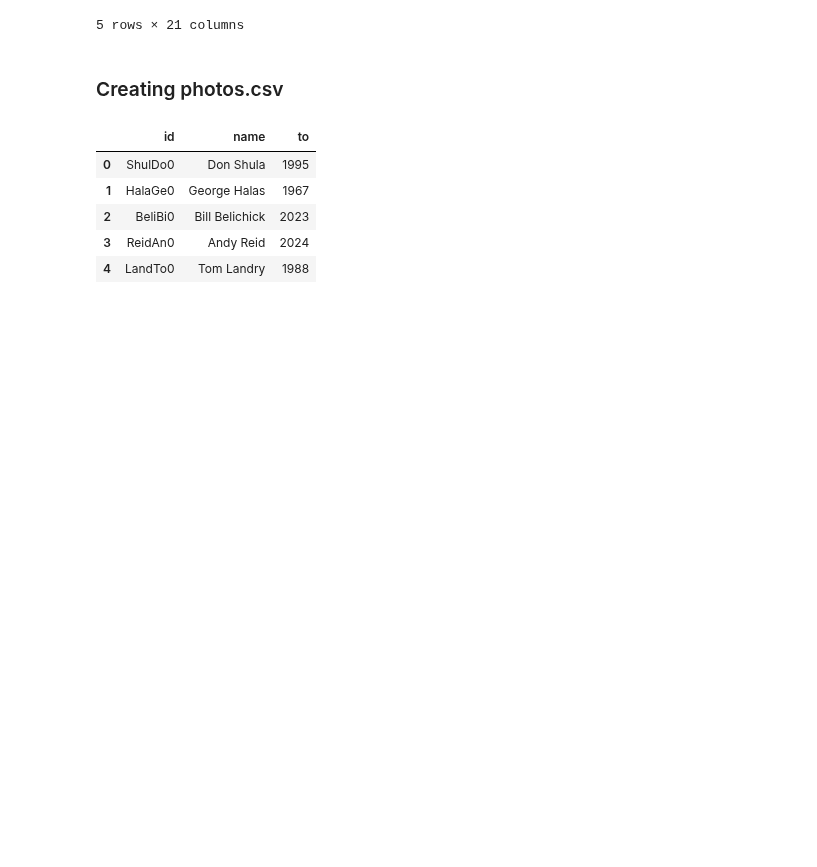
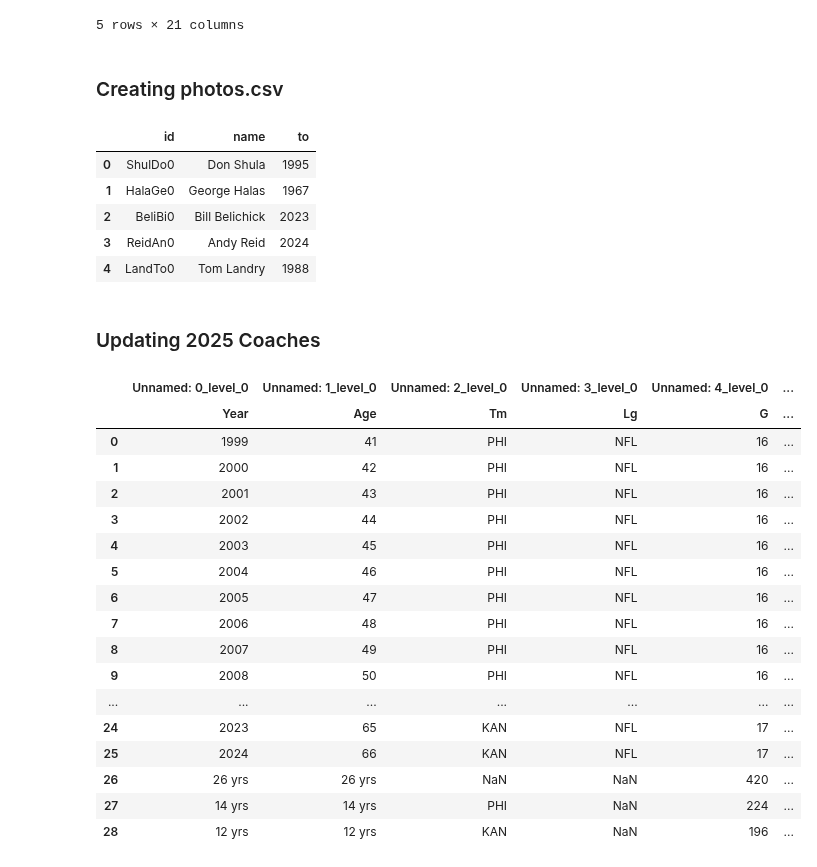
Before and after one commit to nhford/hot-seat-backend, a Jupyter notebook: scrape.ipynb, the cells around one changed output. Cells and saved outputs as stored; diff of their text form; code cells hidden in the pictures; blank space fills up the shorter version.

```diff
--- a/scrape.ipynb
+++ b/scrape.ipynb
@@ -97,3 +97,5 @@ def get_odds_table(year=2024,fetch=False):
 # %%
 for year in range(1989,2025):
     get_odds_table(year)
+# %% [markdown]
+### Updating 2025 Coaches
@@ -99,0 +105,25 @@ for year in range(1989,2025):
+# %%
+coach = active.iloc[0]['id']
+url = f'https://www.pro-football-reference.com/coaches/{coach}.htm'
+soup = bs(requests.get(url).content)
+# %%
+pd.read_html(url)[0]
+# %% [output]
+|  | Unnamed: 0_level_0 | Unnamed: 1_level_0 | Unnamed: 2_level_0 | Unnamed: 3_level_0 | Unnamed: 4_level_0 | ... |
+|  | Year | Age | Tm | Lg | G | ... |
+| 0 | 1999 | 41 | PHI | NFL | 16 | ... |
+| 1 | 2000 | 42 | PHI | NFL | 16 | ... |
+| 2 | 2001 | 43 | PHI | NFL | 16 | ... |
+| 3 | 2002 | 44 | PHI | NFL | 16 | ... |
+| 4 | 2003 | 45 | PHI | NFL | 16 | ... |
+| 5 | 2004 | 46 | PHI | NFL | 16 | ... |
+| 6 | 2005 | 47 | PHI | NFL | 16 | ... |
+| 7 | 2006 | 48 | PHI | NFL | 16 | ... |
+| 8 | 2007 | 49 | PHI | NFL | 16 | ... |
+| 9 | 2008 | 50 | PHI | NFL | 16 | ... |
+| ... | ... | ... | ... | ... | ... | ... |
+| 24 | 2023 | 65 | KAN | NFL | 17 | ... |
+| 25 | 2024 | 66 | KAN | NFL | 17 | ... |
+| 26 | 26 yrs | 26 yrs | NaN | NaN | 420 | ... |
+| 27 | 14 yrs | 14 yrs | PHI | NaN | 224 | ... |
+| 28 | 12 yrs | 12 yrs | KAN | NaN | 196 | ... |
```
Also changed, not shown: parts of 3 cells of this notebook, 6 other files.
